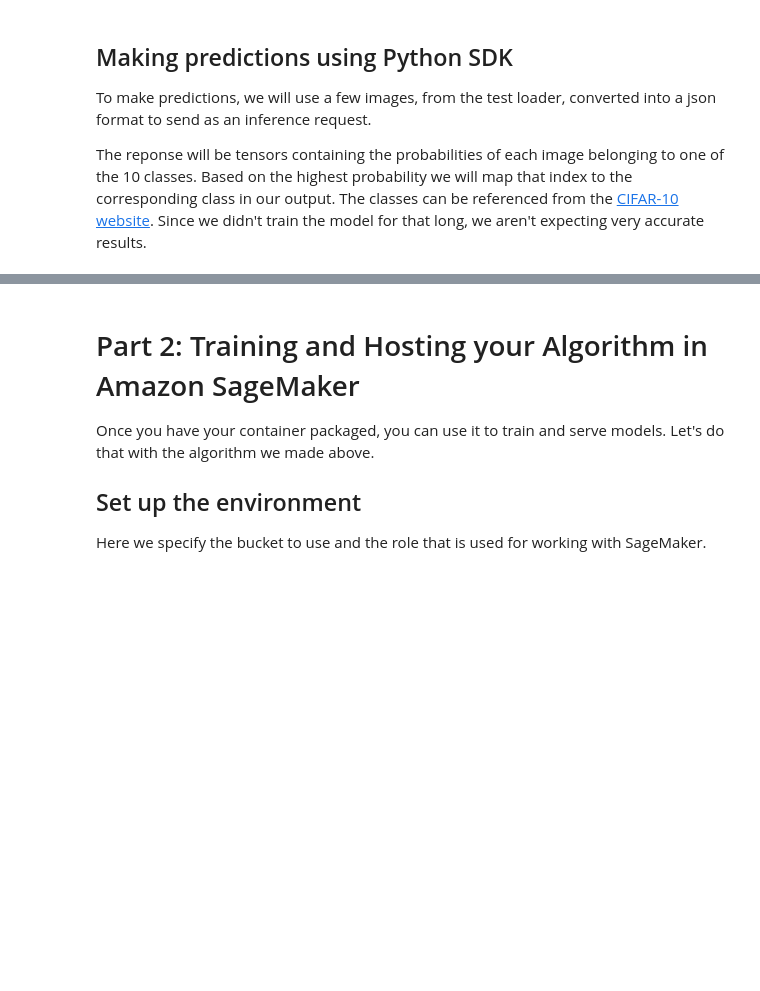
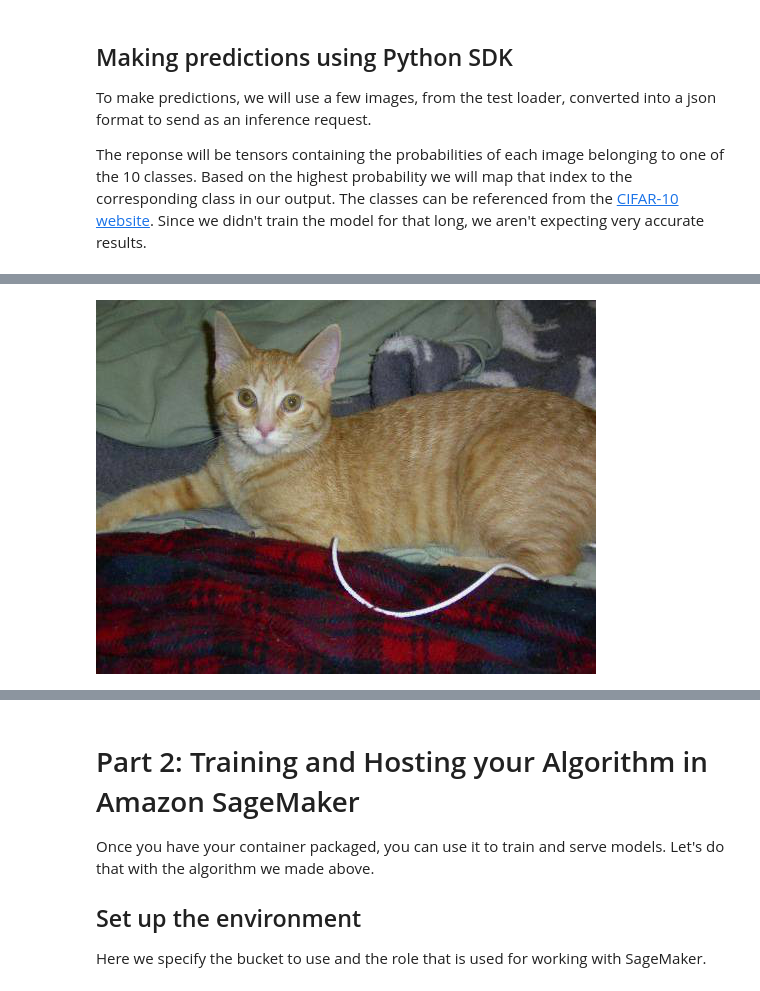
Before and after one commit to mattmcclean/sagemaker-reinvent-chalktalk-2018, a Jupyter notebook: fastai_example_notebook.ipynb, the cells around one changed output, grey strips where cells are left out. Drawn from its saved outputs; the diff is of its cells as text; code cells hidden in the pictures; blank space fills up the shorter version.

```diff
--- a/fastai_example_notebook.ipynb
+++ b/fastai_example_notebook.ipynb
@@ -401,0 +378,10 @@ print('Predicted: ', ' '.join('%4s' % classes[predicted[j]]
+# %%
+import os, random
+from PIL import Image
+TEST_DATA_PATH="/home/ec2-user/data/dogscats/test1/"
+# %%
+img_file = random.choice(os.listdir(TEST_DATA_PATH)) #change dir name to whatever
+img_pil = Image.open(TEST_DATA_PATH+img_file)
+img_pil
+# %% [output]
+[figure, added]
```
Also changed, not shown: parts of 6 cells of this notebook.
